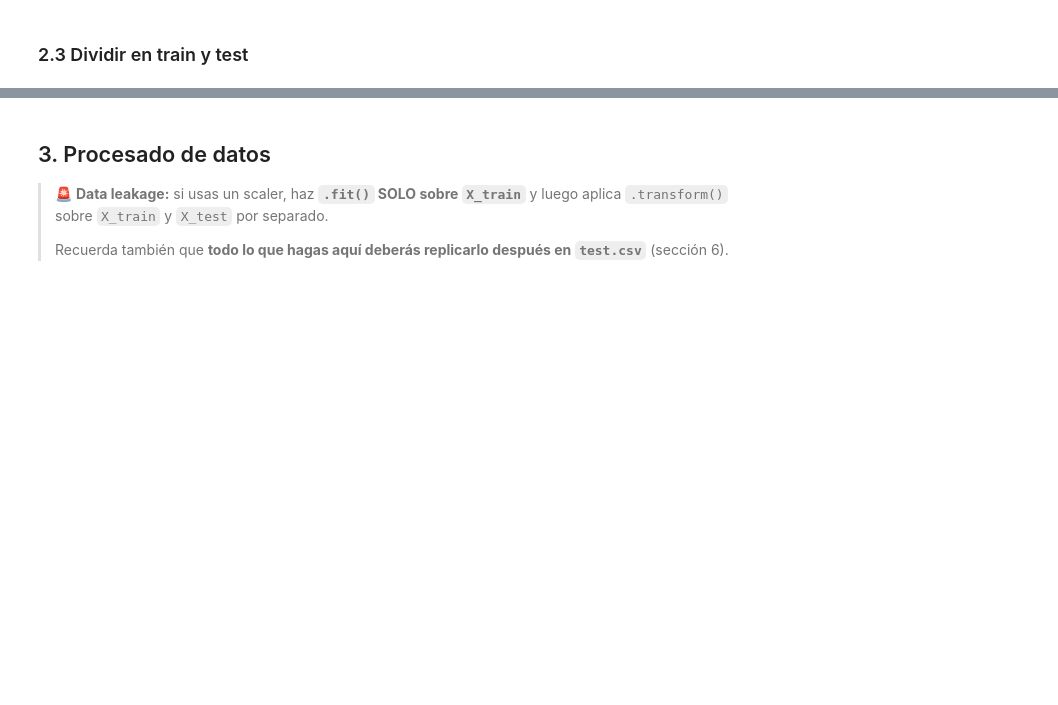
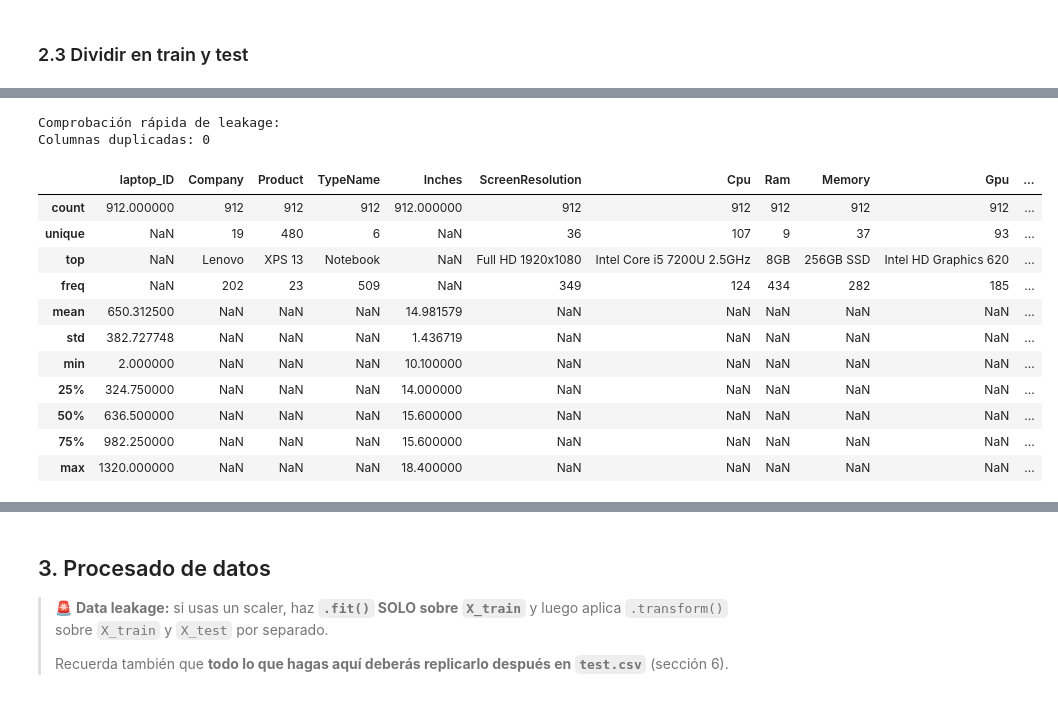
Before and after one commit to mfondevilla/DS-Online-MelaniaFondevilla, a Jupyter notebook: Team_Challenges/TC_04_Sprint_12_Kaggle/TC-Kaggle_submission_test.ipynb, the cells around one changed output, grey strips where cells are left out. Saved outputs shown, nothing was run; the diff lists cells and outputs as text; code cells hidden in the pictures; blank space fills up the shorter version.

```diff
--- a/Team_Challenges/TC_04_Sprint_12_Kaggle/TC-Kaggle_submission_test.ipynb
+++ b/Team_Challenges/TC_04_Sprint_12_Kaggle/TC-Kaggle_submission_test.ipynb
@@ -40,0 +278,22 @@ df = pd.read_csv('./data/train.csv', encoding='latin-1')
+# %%
+# --- 10. Comprobación de leakage ---
+print("\nComprobación rápida de leakage:")
+print("Columnas duplicadas:", train.T.duplicated().sum())
+# %% [output]
+Comprobación rápida de leakage:
+Columnas duplicadas: 0
+# %%
+df.describe(include='all')
+# %% [output]
+|  | laptop_ID | Company | Product | TypeName | Inches | ScreenResolution | Cpu | Ram | Memory | Gpu | ... |
+| count | 912.000000 | 912 | 912 | 912 | 912.000000 | 912 | 912 | 912 | 912 | 912 | ... |
+| unique | NaN | 19 | 480 | 6 | NaN | 36 | 107 | 9 | 37 | 93 | ... |
+| top | NaN | Lenovo | XPS 13 | Notebook | NaN | Full HD 1920x1080 | Intel Core i5 7200U 2.5GHz | 8GB | 256GB SSD | Intel HD Graphics 620 | ... |
+| freq | NaN | 202 | 23 | 509 | NaN | 349 | 124 | 434 | 282 | 185 | ... |
+| mean | 650.312500 | NaN | NaN | NaN | 14.981579 | NaN | NaN | NaN | NaN | NaN | ... |
+| std | 382.727748 | NaN | NaN | NaN | 1.436719 | NaN | NaN | NaN | NaN | NaN | ... |
+| min | 2.000000 | NaN | NaN | NaN | 10.100000 | NaN | NaN | NaN | NaN | NaN | ... |
+| 25% | 324.750000 | NaN | NaN | NaN | 14.000000 | NaN | NaN | NaN | NaN | NaN | ... |
+| 50% | 636.500000 | NaN | NaN | NaN | 15.600000 | NaN | NaN | NaN | NaN | NaN | ... |
+| 75% | 982.250000 | NaN | NaN | NaN | 15.600000 | NaN | NaN | NaN | NaN | NaN | ... |
+| max | 1320.000000 | NaN | NaN | NaN | 18.400000 | NaN | NaN | NaN | NaN | NaN | ... |
```
Also changed, not shown: parts of 26 cells of this notebook, 5 other files.
